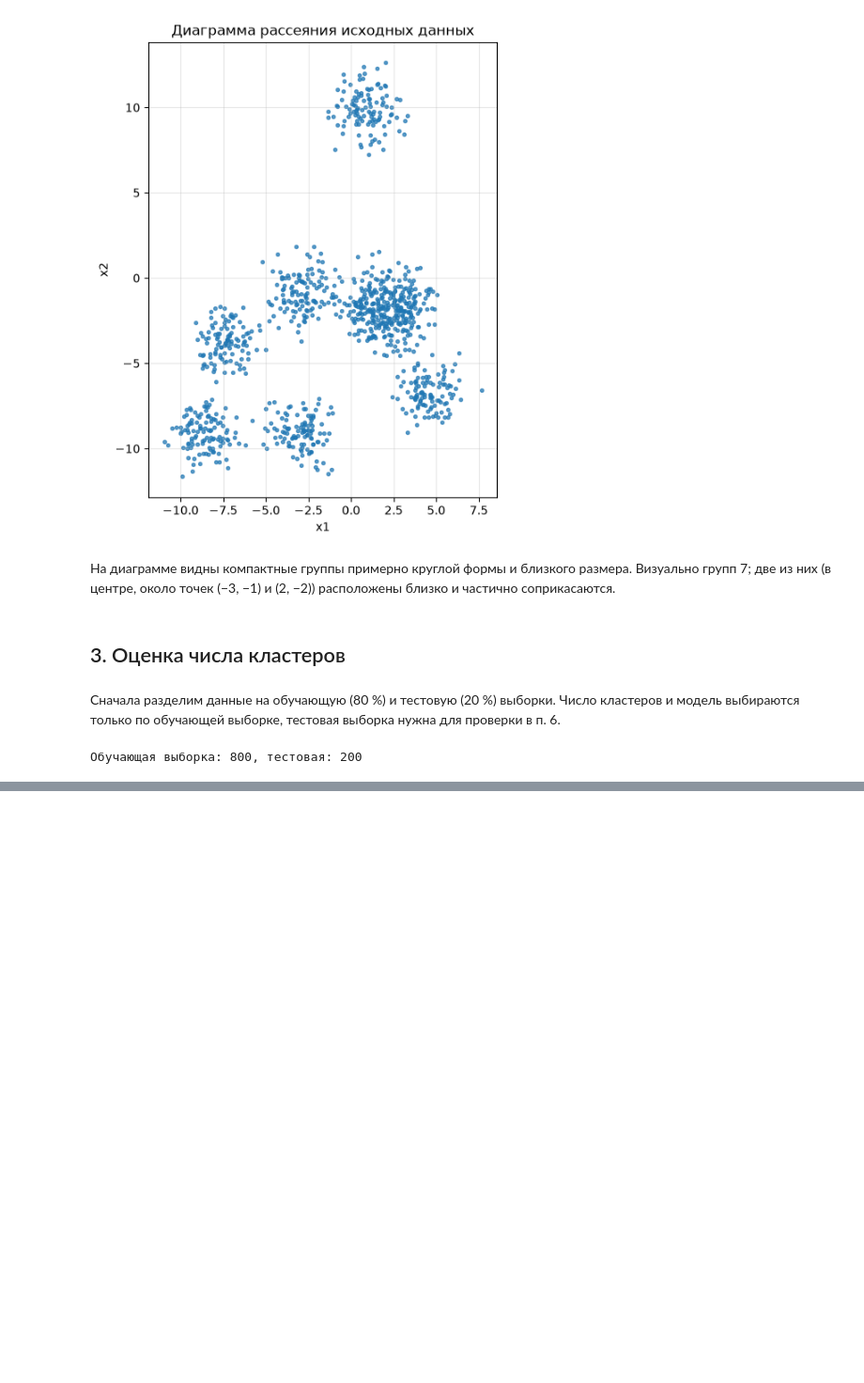
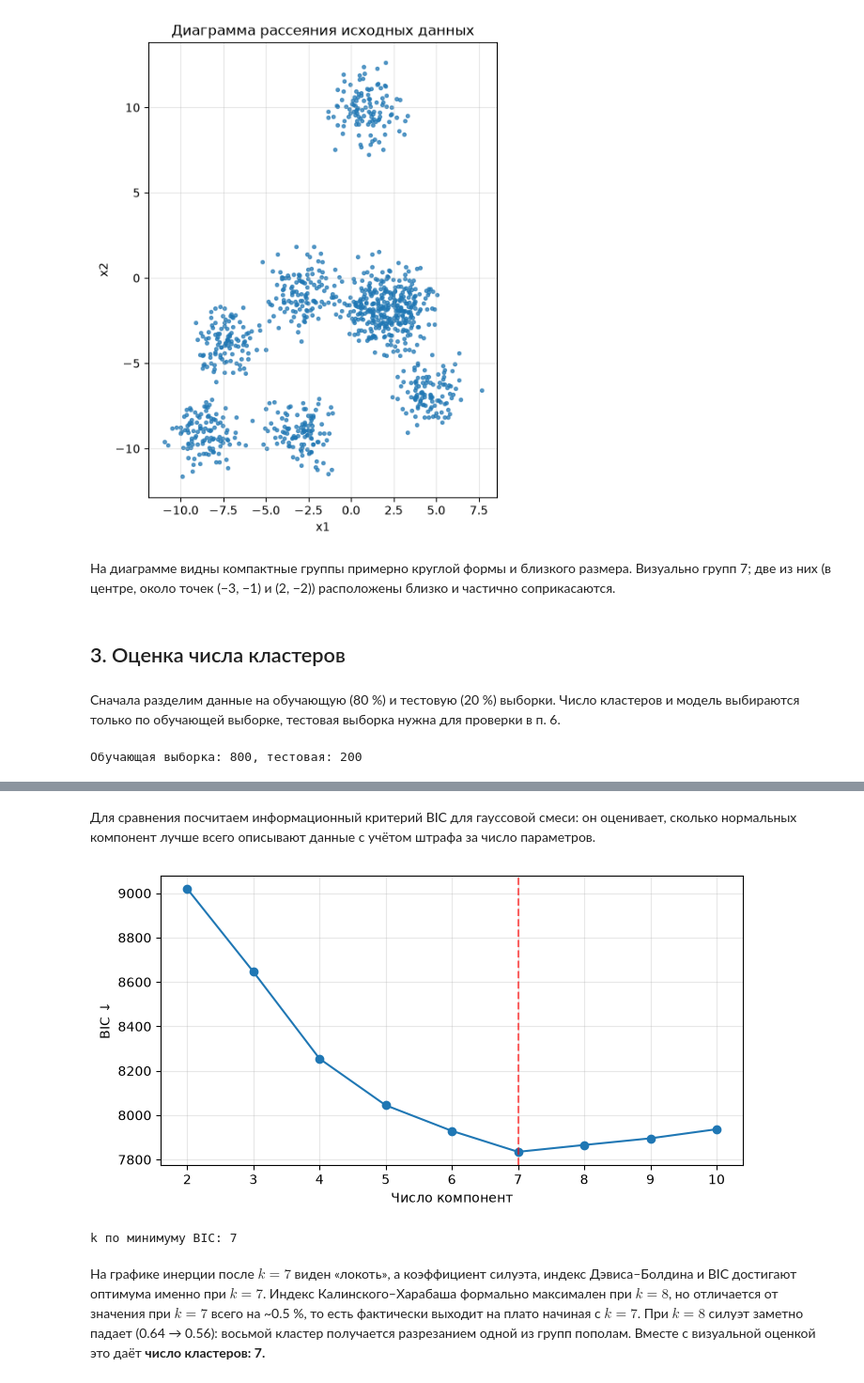
Before and after one commit to calculation-methods/ml, a Jupyter notebook: stud/vasyutinskiy/lab2.ipynb, the cells around one changed output, grey strips where cells are left out. Shown at 94% size. Cells and saved outputs as stored; diff of their text form; code cells hidden in the pictures; blank space fills up the shorter version.

```diff
--- a/stud/vasyutinskiy/lab2.ipynb
+++ b/stud/vasyutinskiy/lab2.ipynb
@@ -92,0 +151,27 @@ print(f'Обучающая выборка: {len(X_train)}, тестовая: {le
+# %% [markdown]
+Для сравнения посчитаем информационный критерий BIC для гауссовой смеси: он оценивает, сколько
+нормальных компонент лучше всего описывают данные с учётом штрафа за число параметров.
+# %%
+bic = pd.Series(
+    {k: GaussianMixture(n_components=k, n_init=5, random_state=RANDOM_STATE).fit(X_train).bic(X_train)
+     for k in k_range},
+    name='BIC',
+)
+
+fig, ax = plt.subplots(figsize=(8, 4))
+ax.plot(bic.index, bic.values, marker='o')
+ax.axvline(7, color='red', linestyle='--', alpha=0.6)
+ax.set_xlabel('Число компонент')
+ax.set_ylabel('BIC ↓')
+ax.grid(alpha=0.3)
+plt.show()
+print('k по минимуму BIC:', bic.idxmin())
+# %% [output]
+[figure, added]
+k по минимуму BIC: 7
+# %% [markdown]
+На графике инерции после $k = 7$ виден «локоть», а коэффициент силуэта, индекс Дэвиса–Болдина и BIC
+достигают оптимума именно при $k = 7$. Индекс Калинского–Харабаша формально максимален при $k = 8$, но
+отличается от значения при $k = 7$ всего на ~0.5 %, то есть фактически выходит на плато начиная с $k = 7$.
+При $k = 8$ силуэт заметно падает (0.64 → 0.56): восьмой кластер получается разрезанием одной из групп пополам.
+Вместе с визуальной оценкой это даёт **число кластеров: 7.**
```
Also changed, not shown: parts of 4 cells of this notebook.
